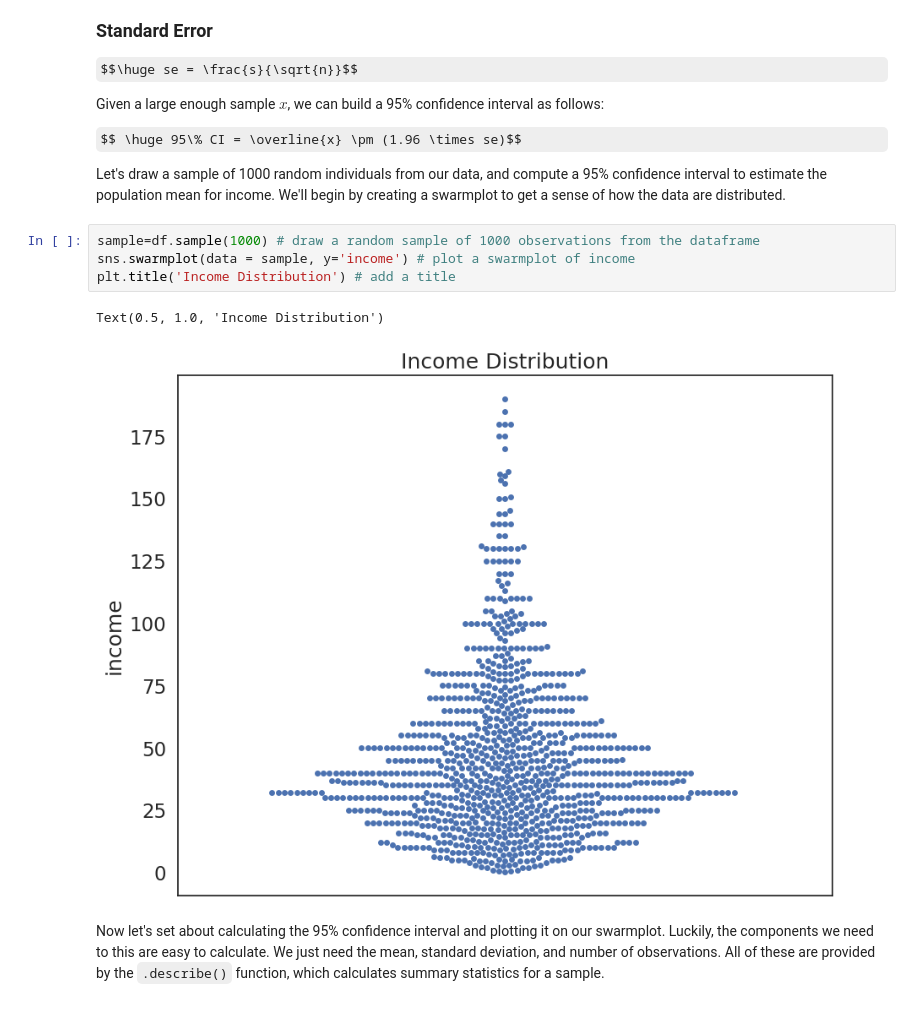
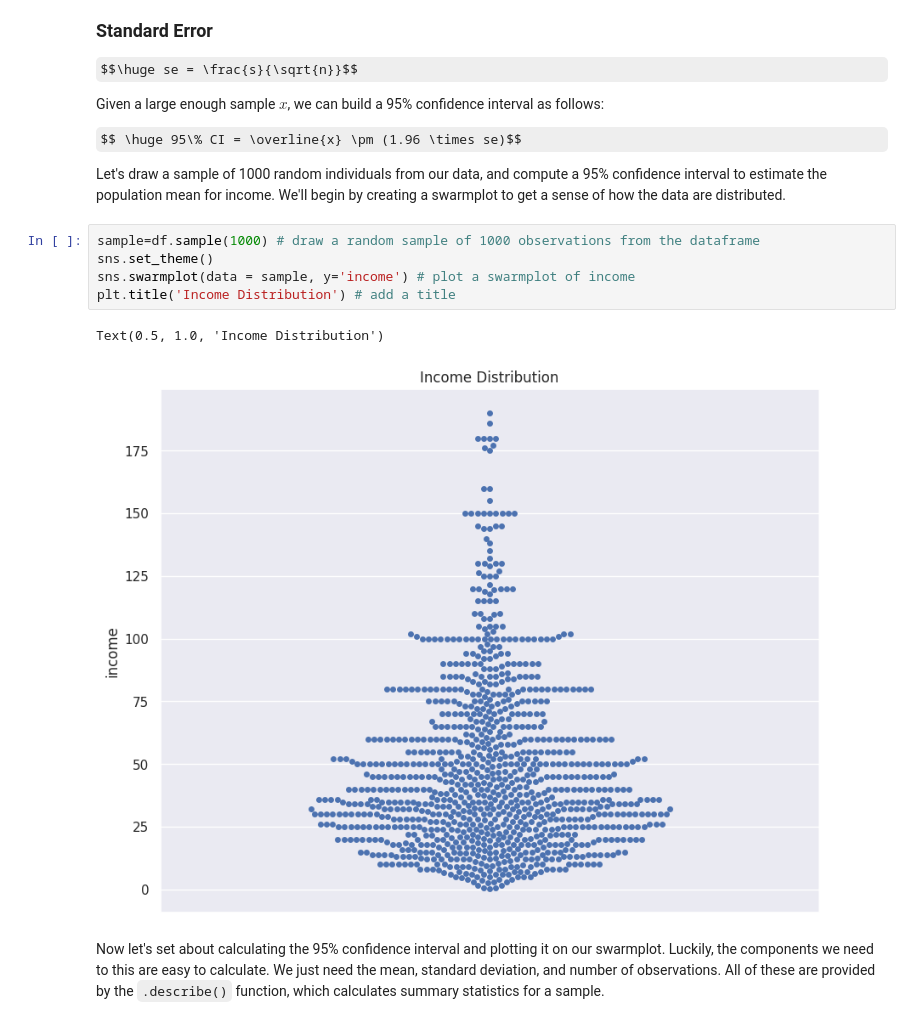
Before and after one commit to nyreemarsh/QM2, a Jupyter notebook: notebooks/W07. Hypothesis Testing.ipynb, the cells around one changed output. Saved outputs shown, nothing was run; the diff lists cells and outputs as text; some formulas as TeX source.

```diff
--- a/notebooks/W07. Hypothesis Testing.ipynb
+++ b/notebooks/W07. Hypothesis Testing.ipynb
@@ -102,11 +102,12 @@ $$ \huge 95\% CI = \overline{x} \pm (1.96 \times se)$$
 Let's draw a sample of 1000 random individuals from our data, and compute a 95% confidence interval to estimate the population mean for income. We'll begin by creating a swarmplot to get a sense of how the data are distributed.
 # %%
 sample=df.sample(1000) # draw a random sample of 1000 observations from the dataframe
+sns.set_theme()
 sns.swarmplot(data = sample, y='income') # plot a swarmplot of income
 plt.title('Income Distribution') # add a title
 # %% [output]
 Text(0.5, 1.0, 'Income Distribution')
-[figure, old version]
+[figure, new version]
 # %% [markdown]
 Now let's set about calculating the 95% confidence interval and plotting it on our swarmplot. Luckily, the components we need to this are easy to calculate. We just need the mean, standard deviation, and number of observations. All of these are provided by the `.describe()` function, which calculates summary statistics for a sample.
 # %%
```
Also changed, not shown: parts of 4 cells of this notebook.
